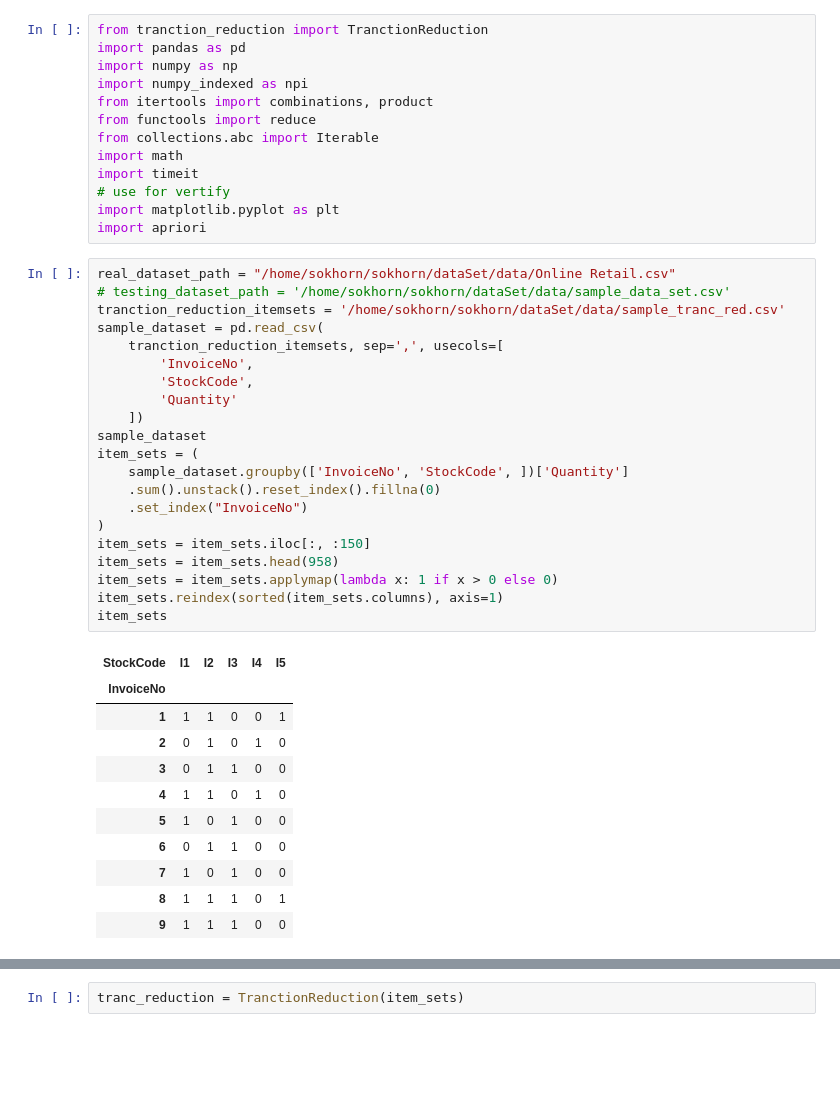
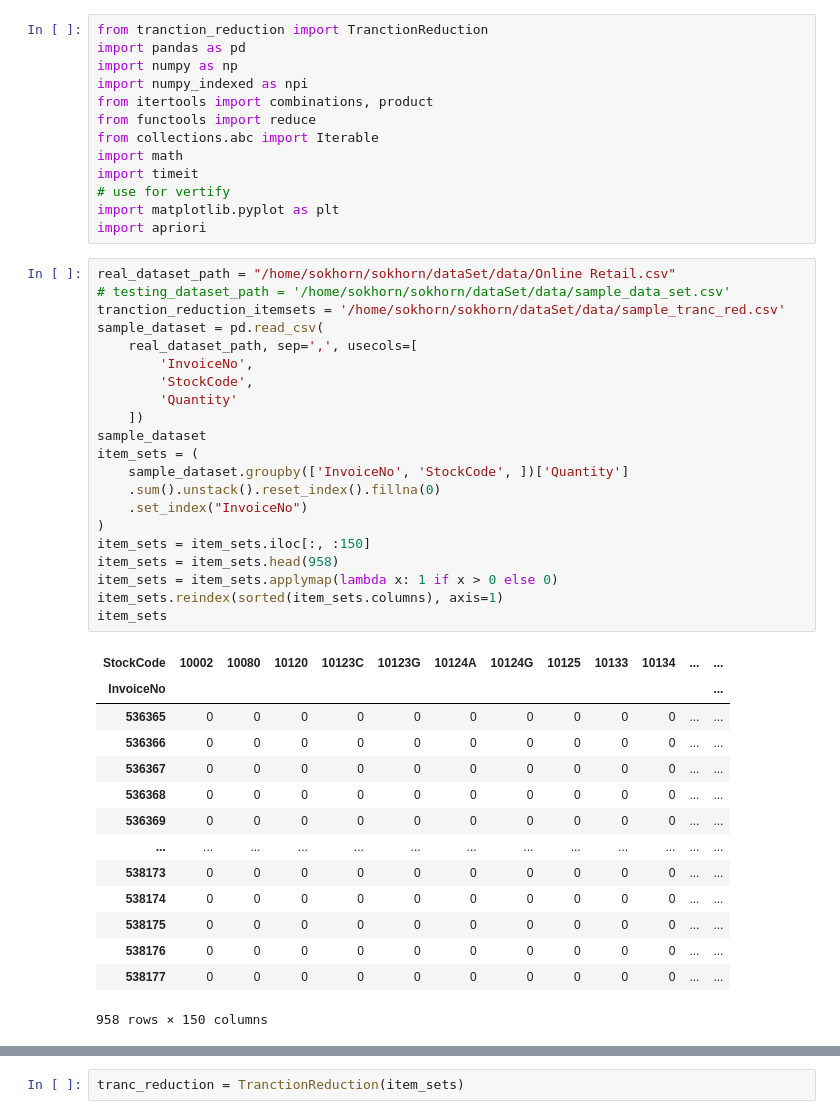
Before and after one commit to khysokhornrupp/RUPP-Apriori-, a Jupyter notebook: all_in_one_test.ipynb, the cells around one changed output, grey strips where cells are left out. Drawn from its saved outputs; the diff is of its cells as text; blank space fills up the shorter version.

```diff
--- a/all_in_one_test.ipynb
+++ b/all_in_one_test.ipynb
@@ -14,36 +14,39 @@ import apriori
 # %%
 real_dataset_path = "/home/sokhorn/sokhorn/dataSet/data/Online Retail.csv"
 # testing_dataset_path = '/home/sokhorn/sokhorn/dataSet/data/sample_data_set.csv'
 tranction_reduction_itemsets = '/home/sokhorn/sokhorn/dataSet/data/sample_tranc_red.csv'
 sample_dataset = pd.read_csv(
-    tranction_reduction_itemsets, sep=',', usecols=[
+    real_dataset_path, sep=',', usecols=[
         'InvoiceNo',
         'StockCode',
         'Quantity'
     ])
 sample_dataset
 item_sets = (
     sample_dataset.groupby(['InvoiceNo', 'StockCode', ])['Quantity']
     .sum().unstack().reset_index().fillna(0)
     .set_index("InvoiceNo")
 )
 item_sets = item_sets.iloc[:, :150]
 item_sets = item_sets.head(958)
 item_sets = item_sets.applymap(lambda x: 1 if x > 0 else 0)
 item_sets.reindex(sorted(item_sets.columns), axis=1)
 item_sets
 # %% [output]
-| StockCode | I1 | I2 | I3 | I4 | I5 |
-| InvoiceNo |  |  |  |  |  |
-| 1 | 1 | 1 | 0 | 0 | 1 |
-| 2 | 0 | 1 | 0 | 1 | 0 |
-| 3 | 0 | 1 | 1 | 0 | 0 |
-| 4 | 1 | 1 | 0 | 1 | 0 |
-| 5 | 1 | 0 | 1 | 0 | 0 |
-| 6 | 0 | 1 | 1 | 0 | 0 |
-| 7 | 1 | 0 | 1 | 0 | 0 |
-| 8 | 1 | 1 | 1 | 0 | 1 |
-| 9 | 1 | 1 | 1 | 0 | 0 |
+| StockCode | 10002 | 10080 | 10120 | 10123C | 10123G | 10124A | 10124G | 10125 | 10133 | 10134 | ... | ... |
+| InvoiceNo |  |  |  |  |  |  |  |  |  |  |  | ... |
+| 536365 | 0 | 0 | 0 | 0 | 0 | 0 | 0 | 0 | 0 | 0 | ... | ... |
+| 536366 | 0 | 0 | 0 | 0 | 0 | 0 | 0 | 0 | 0 | 0 | ... | ... |
+| 536367 | 0 | 0 | 0 | 0 | 0 | 0 | 0 | 0 | 0 | 0 | ... | ... |
+| 536368 | 0 | 0 | 0 | 0 | 0 | 0 | 0 | 0 | 0 | 0 | ... | ... |
+| 536369 | 0 | 0 | 0 | 0 | 0 | 0 | 0 | 0 | 0 | 0 | ... | ... |
+| ... | ... | ... | ... | ... | ... | ... | ... | ... | ... | ... | ... | ... |
+| 538173 | 0 | 0 | 0 | 0 | 0 | 0 | 0 | 0 | 0 | 0 | ... | ... |
+| 538174 | 0 | 0 | 0 | 0 | 0 | 0 | 0 | 0 | 0 | 0 | ... | ... |
+| 538175 | 0 | 0 | 0 | 0 | 0 | 0 | 0 | 0 | 0 | 0 | ... | ... |
+| 538176 | 0 | 0 | 0 | 0 | 0 | 0 | 0 | 0 | 0 | 0 | ... | ... |
+| 538177 | 0 | 0 | 0 | 0 | 0 | 0 | 0 | 0 | 0 | 0 | ... | ... |
+958 rows × 150 columns
 # %%
 item_sets
 # %% [output]
```
Also changed, not shown: parts of 20 cells of this notebook.
